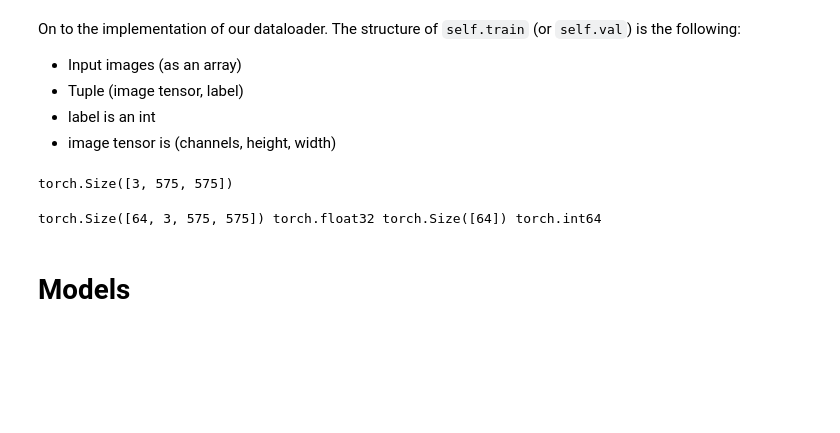
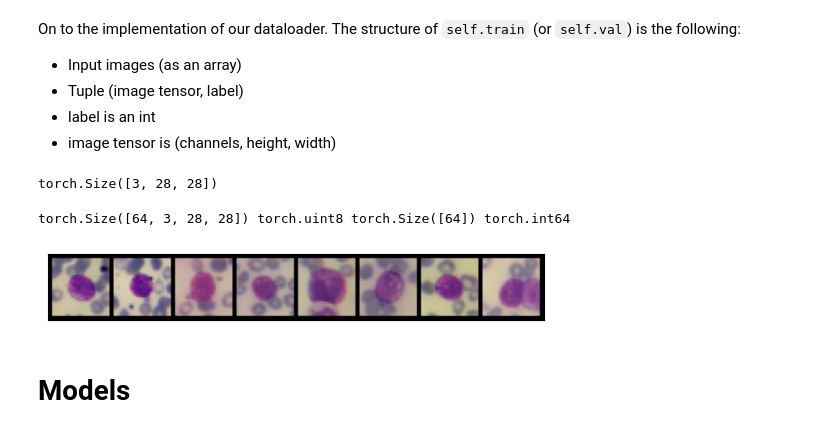
Before and after one commit to lordPachy/bloodyai, a Jupyter notebook: classification/resnet.ipynb, the cells around one changed output. Drawn from its saved outputs; the diff is of its cells as text; code cells hidden in the pictures; blank space fills up the shorter version.

Commit message:
Fixed image shower

```diff
--- a/classification/resnet.ipynb
+++ b/classification/resnet.ipynb
@@ -35,13 +38,34 @@ class DataModule(d2l.HyperParameters):  #@save
     def train_dataloader(self):
         return self.get_dataloader(train=True)
 
-    def val_dataloder(self):
+    def val_dataloader(self):
         return self.get_dataloader(train=False)
 
     def get_tensorloader(self, tensors, train, indices=slice(0, None)):
         tensors = tuple(a[indices] for a in tensors)
         dataset = torch.utils.data.TensorDataset(*tensors)
         return torch.utils.data.DataLoader(dataset, self.batch_size, shuffle=train)
+
+    def visualize(self, batch, nrows = 1, ncols = 8, labels=[]):
+        X, y = batch
+        if not labels:
+            labels = self.text_labels(y)
+        grid = torchvision.utils.make_grid(X[:8, :, :, :])
+        show(grid)
+
+
+
+plt.rcParams["savefig.bbox"] = 'tight'
+
+def show(imgs):
+    if not isinstance(imgs, list):
+        imgs = [imgs]
+    fig, axs = plt.subplots(ncols=len(imgs), squeeze=False)
+    for i, img in enumerate(imgs):
+        img = img.detach()
+        img = F.to_pil_image(img)
+        axs[0, i].imshow(np.asarray(img))
+        axs[0, i].set(xticklabels=[], yticklabels=[], xticks=[], yticks=[])
 # %% [markdown]
 On to the implementation of our dataloader.
 The structure of `self.train` (or `self.val`) is the following:
@@ -53,33 +77,45 @@ The structure of `self.train` (or `self.val`) is the following:
 def open_image(path):
     return NotImplementedError
 # %%
-def open_image_placeholder(path, transf=v2.ToTensor()):
+def open_image_placeholder(path, transf):
     img = []
     for f in os.listdir(path):
-        img.append((transf(cv2.imread(f"{path}/{f}")), 0))
+        img.append((transf(torchvision.io.read_image(f"{path}/{f}")), 0))
+
 
     return img
-
-open_image_placeholder('../dataset/TestA/Basophil')[0][0].shape
-# %% [output]
-torch.Size([3, 575, 575])
+# %%
+def test_resize(path):
+    f = v2.Compose([v2.ToImage(), v2.Resize(28)])
+    return f(cv2.imread(f'{path}/{os.listdir(path)[0]}')).shape
+
+test_resize('../dataset/TestA/Basophil')
+# %% [output]
+torch.Size([3, 28, 28])
 # %%
 class CroppedCells(DataModule):
     """The dataset of cropped cells."""
-    def __init__(self, transf = None, resize = None, batch_size=64):
+    def __init__(self, transf = v2.Compose([v2.Resize((28, 28)), v2.ToTensor()]), resize = (28, 28), batch_size=64):
         super().__init__()
         self.save_hyperparameters()
-        self.train = open_image_placeholder('../dataset/TestA/Basophil')
+        self.train = open_image_placeholder('../dataset/TestA/Basophil', transf=transf)
 
     def get_dataloader(self, train=True):
         data = self.train if train else self.val
         return torch.utils.data.DataLoader(data, self.batch_size, shuffle=train, num_workers=self.num_workers)
 
+    def text_labels(self, indices):
+        """Return text labels"""
+        labels = ['Basophil']
+        return [labels[int(i)] for i in indices]
+
 data = CroppedCells()
 X, y = next(iter(data.train_dataloader()))
 print(X.shape, X.dtype, y.shape, y.dtype)
+data.visualize(next(iter(data.train_dataloader())))
 # %% [output]
-torch.Size([64, 3, 575, 575]) torch.float32 torch.Size([64]) torch.int64
+torch.Size([64, 3, 28, 28]) torch.uint8 torch.Size([64]) torch.int64
+[figure, added]
 # %% [markdown]
 # Models
 # %%
```
Also changed, not shown: parts of 1 cell of this notebook.
